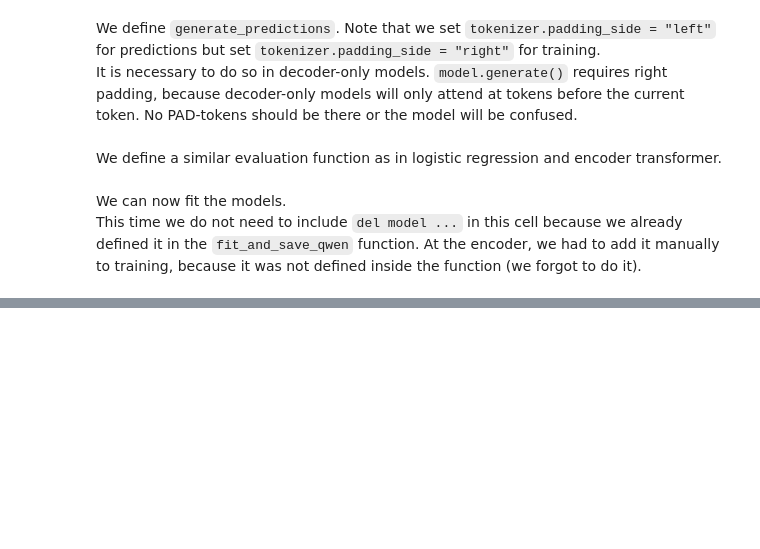
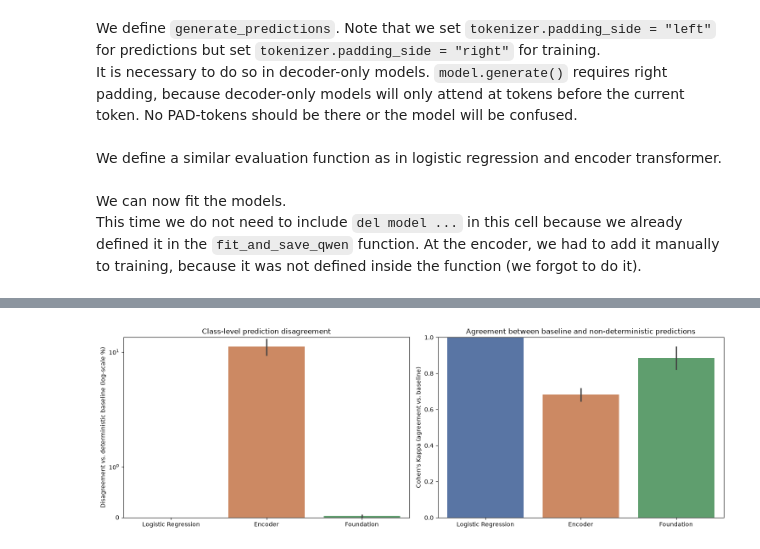
Before and after one commit to 47867/css-machine-learning, a Jupyter notebook: v2_Reichel_Code_deterministic.ipynb, the cells around one changed output, grey strips where cells are left out. Saved outputs shown, nothing was run; the diff lists cells and outputs as text; code cells hidden in the pictures; blank space fills up the shorter version.

```diff
--- a/v2_Reichel_Code_deterministic.ipynb
+++ b/v2_Reichel_Code_deterministic.ipynb
@@ -1071,7 +1082,7 @@ def evaluate_generation(model,
     precision, recall, f1, _ = precision_recall_fscore_support(
         true_labels,
         preds,
-        average = "weighted",
+        average = "macro",
         zero_division = 0,
         labels = list(label_set)
     )
@@ -1079,9 +1090,9 @@ def evaluate_generation(model,
 
     return {
         "accuracy": accuracy_score(true_labels, preds),
-        "precision_weighted": precision,
-        "recall_weighted": recall,
-        "f1_weighted": f1,
+        "precision": precision,
+        "recall": recall,
+        "f1": f1,
         "confusion_matrix": confusion_matrix(true_labels,
                                              preds,
                                              labels = list(label_set)).tolist(),
@@ -1275,0 +1766,9 @@ KeyboardInterrupt:
+# %%
+# same logit comparison as above
+for i in range(cfg.n_models):
+    within_model_diff = np.max(np.abs(qwen_logit_tensor[i] - qwen_logit_tensor[i, 0]))
+    print(f"Max diff within model {i} across 20 runs:", within_model_diff)
+
+for i in range(cfg.n_models):
+    between_model_diff = np.max(np.abs(qwen_logit_tensor[0, 0] - qwen_logit_tensor[i, 0]))
+    print(f"Max diff between model 0 and model {i} (run 0):", between_model_diff)
@@ -1275,0 +2198,47 @@ KeyboardInterrupt:
+# %%
+fig, axes = plt.subplots(1, 2, figsize = (15, 5))
+
+# disagreement on class-level predictions
+sns.barplot(
+    data = disagreement_df,
+    x = "architecture",
+    y = "pct_disagreement",
+    hue = "architecture",
+    palette = "deep",
+    errorbar = "sd", # use standard deviation for error bar
+    ax = axes[0],
+    legend = False
+)
+
+axes[0].set_ylabel("Disagreement vs. deterministic baseline (log-scale %)")
+axes[0].set_yscale("symlog")
+axes[0].set_xlabel("")
+axes[0].set_title("Class-level prediction disagreement")
+
+# disagreement between baseline and non-deterministic
+sns.barplot(
+    data = disagreement_df,
+    x = "architecture",
+    y = "cohens_kappa",
+    hue = "architecture",
+    palette = "deep",
+    errorbar = "sd", # use standard deviation for error bar
+    ax = axes[1],
+    legend = False
+)
+
+# set metadata
+axes[1].set_ylabel("Cohen's Kappa (agreement vs. baseline)")
+axes[1].set_xlabel("")
+axes[1].set_ylim(0, 1)
+axes[1].set_title("Agreement between baseline and non-deterministic predictions")
+
+plt.tight_layout()
+
+# save to storage
+plt.savefig(Path(cfg.output_path).parent / "class_level_disagreement_bars.svg")
+
+# print plot
+plt.show()
+# %% [output]
+[figure, added]
```
Also changed, not shown: parts of 87 cells of this notebook, 1 other file.
